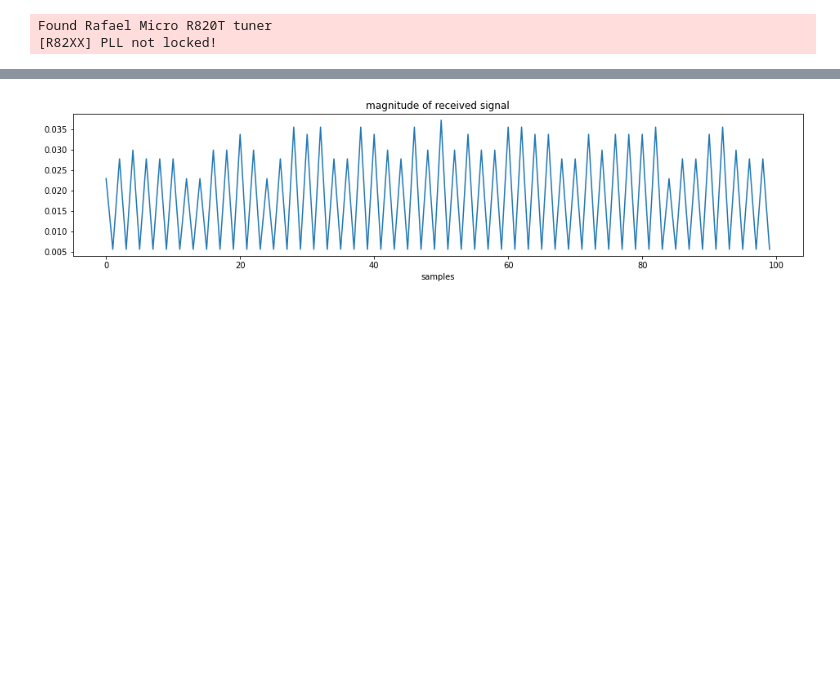
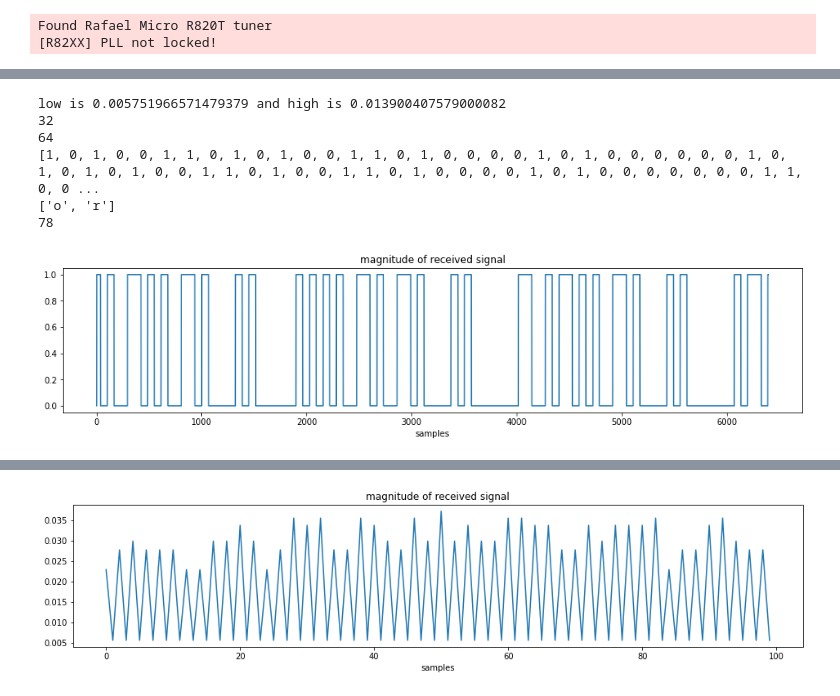
Before and after one commit to itsjameszhao/digital-systems-labs, a Jupyter notebook: Final_Project/Radio_Receiver/Receiver Prototyping.ipynb, the cells around one changed output, grey strips where cells are left out. Cells and saved outputs as stored; diff of their text form; code cells hidden in the pictures; blank space fills up the shorter version.

```diff
--- a/Final_Project/Radio_Receiver/Receiver Prototyping.ipynb
+++ b/Final_Project/Radio_Receiver/Receiver Prototyping.ipynb
@@ -27,8 +29,8 @@ Found Rafael Micro R820T tuner
 THRESHOLD = 0.015
 PREAMBLE_SEQUENCE = [1, 0, 1, 0, 0, 0, 0, 1, 0, 1, 0, 0, 0, 0, 0, 0]
 # %%
-def convert_to_binary(sequence):
-    return [int(val > THRESHOLD) for val in sequence]
+def convert_to_binary(sequence, threshold):
+    return [int(val > threshold) for val in sequence]
 # %%
 def downsample(sample, orig_freq, new_freq):
     assert 0 < new_freq < orig_freq, "New freq must be less than original frequency and greater than zero"
@@ -195 +258,26 @@ IndexError: list index out of range
+# %%
+data = abs(sdr.read_samples(N_Samples))
+data = downsample(data, fs, 100 * 64)
+# Create the Gaussian kernel.
+data = smoothing_filter(data)
+low, high = find_amplitude_cutoff(data)
+print(f"low is {low} and high is {high}")
+data = convert_to_binary(data, (low + high) / 2)
+plot_data(data)
+phase, period = find_pulse_frequency_and_phase(data)
+print(phase)
+print(period)
+data = extract_data(data, phase, period)
+print(data)
+chars, i = extract_chars_from_data(data, 0)
+print(chars)
+print(i)
+# %% [output]
+low is 0.005751966571479379 and high is 0.013900407579000082
+32
+64
+[1, 0, 1, 0, 0, 1, 1, 0, 1, 0, 1, 0, 0, 1, 1, 0, 1, 0, 0, 0, 0, 1, 0, 1, 0, 0, 0, 0, 0, 0, 1, 0, 1, 0, 1, 0, 1, 0, 0, 1, 1, 0, 1, 0, 0, 1, 1, 0, 1, 0, 0, 0, 0, 1, 0, 1, 0, 0, 0, 0, 0, 0, 0, 1, 1, 0, 0 ...
+['o', 'r']
+78
+[figure, added]
 # %%
```
Also changed, not shown: parts of 19 cells of this notebook, 2 other files.
